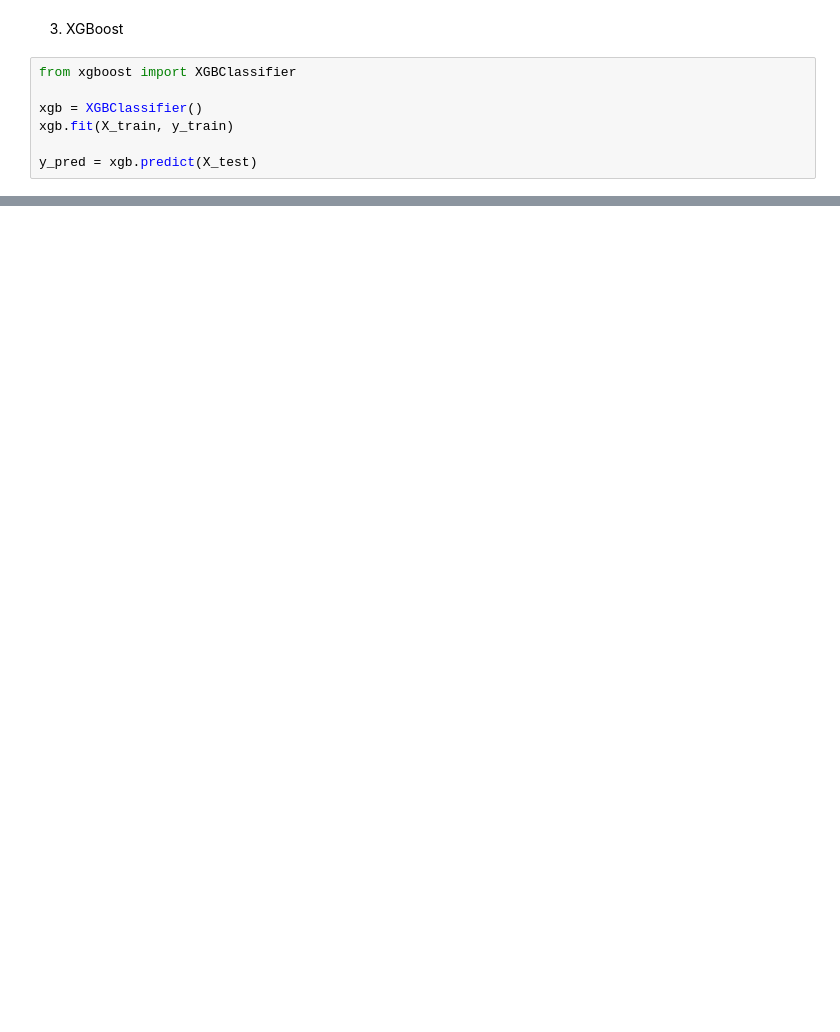
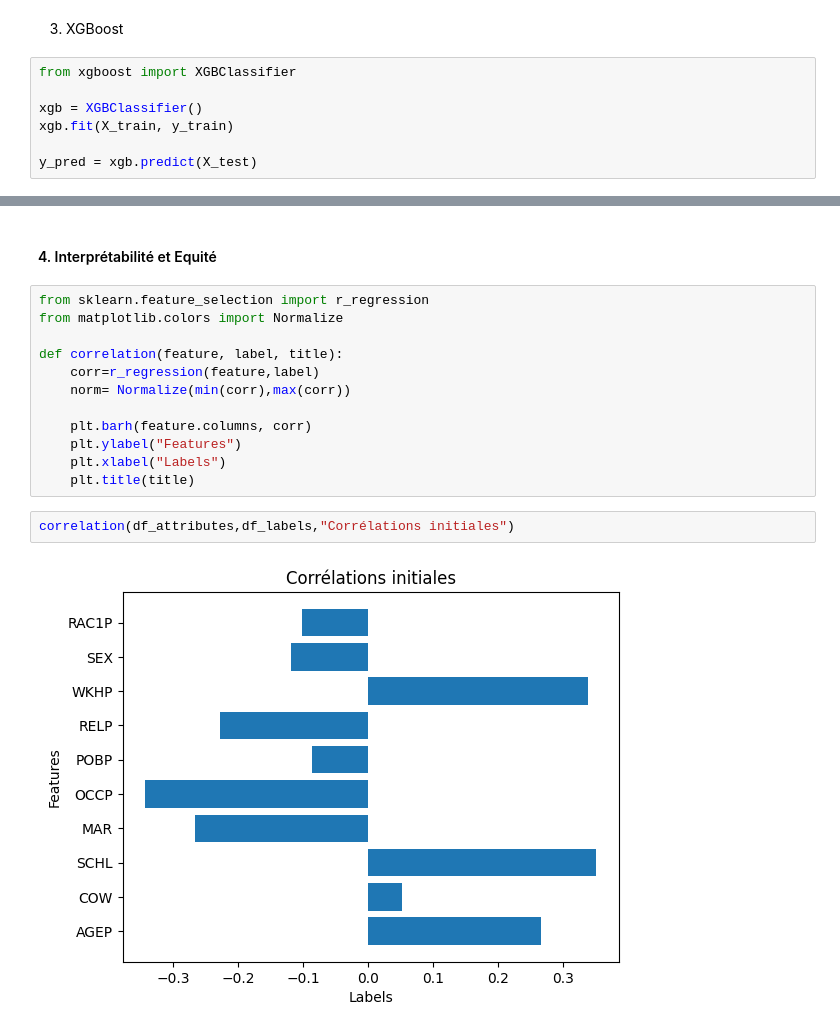
Before and after one commit to Saxhaa/supervised, a Jupyter notebook: data_analysis.ipynb, the cells around one changed output, grey strips where cells are left out. Cells and saved outputs as stored; diff of their text form; blank space fills up the shorter version.

Commit message:
partie 3 RF + partie 4 correlation RF

```diff
--- a/data_analysis.ipynb
+++ b/data_analysis.ipynb
@@ -286,0 +400,18 @@ F1 Score:  0.6905333187915803
+# %% [markdown]
+#### 4. Interprétabilité et Equité
+# %%
+from sklearn.feature_selection import r_regression
+from matplotlib.colors import Normalize
+
+def correlation(feature, label, title):
+    corr=r_regression(feature,label)
+    norm= Normalize(min(corr),max(corr))
+
+    plt.barh(feature.columns, corr)
+    plt.ylabel("Features")
+    plt.xlabel("Labels")
+    plt.title(title)
+# %%
+correlation(df_attributes,df_labels,"Corrélations initiales")
+# %% [output]
+[figure, added]
```
Also changed, not shown: parts of 22 cells of this notebook.
